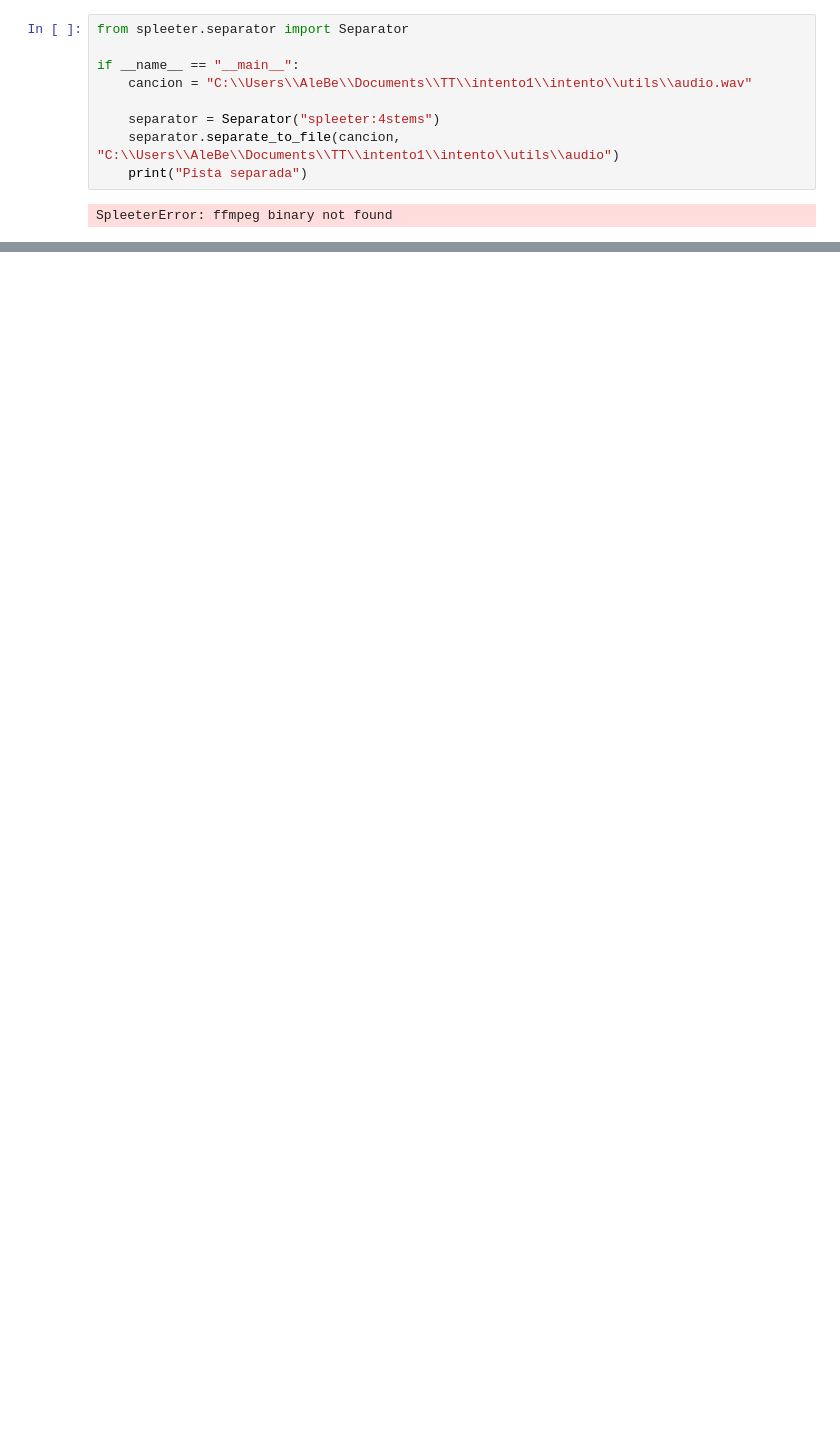
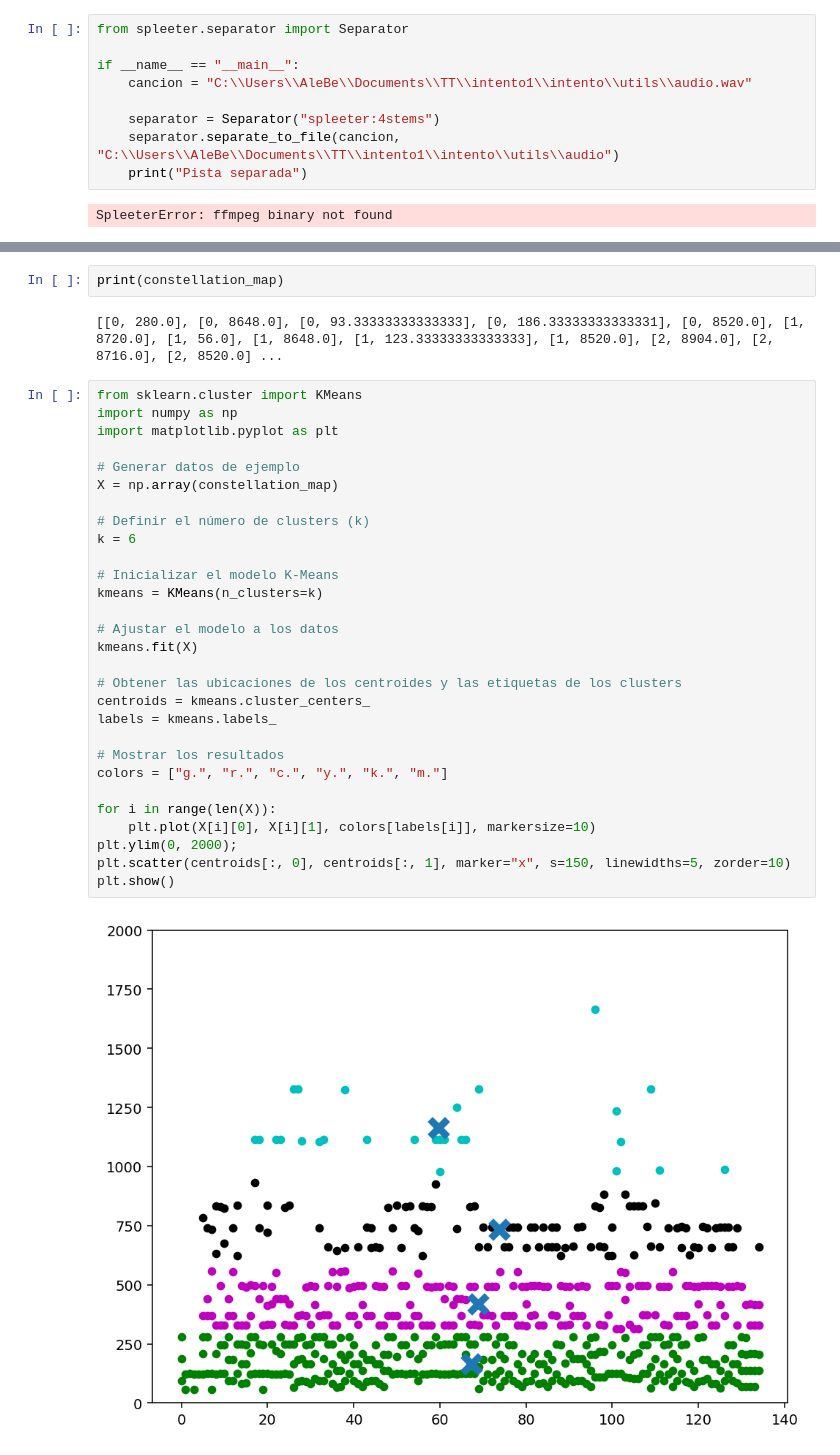
Before and after one commit to MrBello616/TT, a Jupyter notebook: Pruebas/AlgoritmoIdentificacion/Pista.ipynb, the cells around one changed output, grey strips where cells are left out. Saved outputs shown, nothing was run; the diff lists cells and outputs as text; blank space fills up the shorter version.

```diff
--- a/Pruebas/AlgoritmoIdentificacion/Pista.ipynb
+++ b/Pruebas/AlgoritmoIdentificacion/Pista.ipynb
@@ -120,0 +122,35 @@ plt.scatter(*zip(*constellation_map));
+# %%
+print(constellation_map)
+# %% [output]
+[[0, 280.0], [0, 8648.0], [0, 93.33333333333333], [0, 186.33333333333331], [0, 8520.0], [1, 8720.0], [1, 56.0], [1, 8648.0], [1, 123.33333333333333], [1, 8520.0], [2, 8904.0], [2, 8716.0], [2, 8520.0] ...
+# %%
+from sklearn.cluster import KMeans
+import numpy as np
+import matplotlib.pyplot as plt
+
+# Generar datos de ejemplo
+X = np.array(constellation_map)
+
+# Definir el número de clusters (k)
+k = 6
+
+# Inicializar el modelo K-Means
+kmeans = KMeans(n_clusters=k)
+
+# Ajustar el modelo a los datos
+kmeans.fit(X)
+
+# Obtener las ubicaciones de los centroides y las etiquetas de los clusters
+centroids = kmeans.cluster_centers_
+labels = kmeans.labels_
+
+# Mostrar los resultados
+colors = ["g.", "r.", "c.", "y.", "k.", "m."]
+
+for i in range(len(X)):
+    plt.plot(X[i][0], X[i][1], colors[labels[i]], markersize=10)
+plt.ylim(0, 2000);
+plt.scatter(centroids[:, 0], centroids[:, 1], marker="x", s=150, linewidths=5, zorder=10)
+plt.show()
+# %% [output]
+[figure, added]
```
Also changed, not shown: parts of 8 cells of this notebook.
